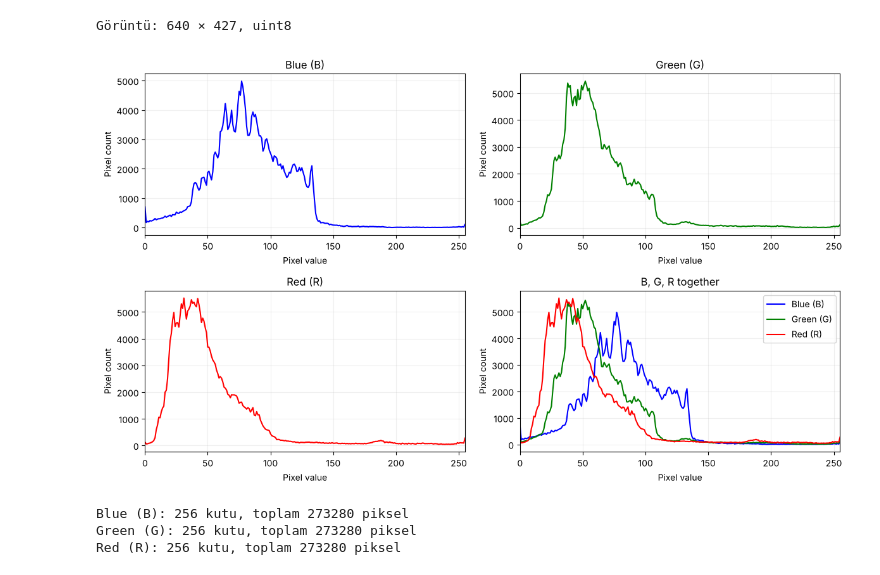
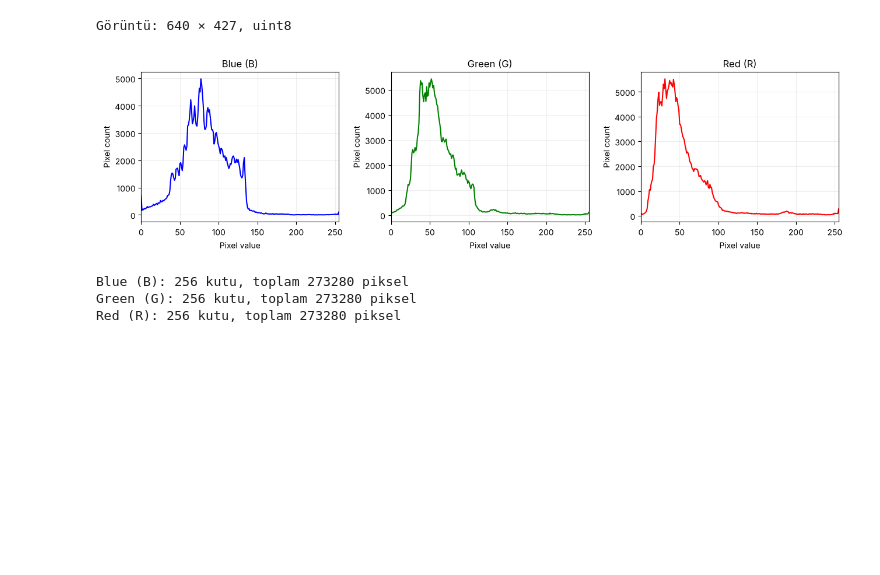
Before and after one commit to Nmertgules/DEEP, a Jupyter notebook: week5/02_color_histograms_manual.ipynb, the cells around one changed output. Drawn from its saved outputs; the diff is of its cells as text; code cells hidden in the pictures; blank space fills up the shorter version.

```diff
--- a/week5/02_color_histograms_manual.ipynb
+++ b/week5/02_color_histograms_manual.ipynb
@@ -12,19 +14,22 @@ import cv2
 import numpy as np
 import matplotlib.pyplot as plt
 
-plt.rcParams['svg.hashsalt'] = 'week5'  # SVG içindeki kimlikler sabit; aynı girdi aynı dosyayı üretir.
+# Repodaki mevcut renkli fotoğrafı kullanıyoruz. Repo kökü, çalışma klasöründen
+# yukarı doğru aranır; böylece notebook hem repo kökünden hem de week5 içinden çalışır.
+def find_repo_root(start=None):
+    start = Path(start or Path.cwd()).resolve()
+    for folder in [start, *start.parents]:
+        if (folder / 'week4' / 'assets' / 'rocket.jpg').is_file():
+            return folder
+    raise FileNotFoundError('week4/assets/rocket.jpg bulunamadı. Repoyu bütünüyle indirin.')
 
-# Repo kökünü çalışılan klasörden yukarı doğru arayarak buluyoruz; böylece
-# notebook hem repo kökünden hem de week5 klasöründen çalışır.
-ROOT = next((p for p in [Path.cwd(), *Path.cwd().parents]
-             if (p / 'week4' / 'assets' / 'rocket.jpg').is_file()), None)
-if ROOT is None:
-    raise FileNotFoundError('week4/assets/rocket.jpg bulunamadı. Repoyu bütünüyle indirip repo içinden çalıştırın.')
+ROOT = find_repo_root()
+HERE = ROOT / 'week5'
 IMAGE = ROOT / 'week4' / 'assets' / 'rocket.jpg'
 bgr = cv2.imread(str(IMAGE), cv2.IMREAD_COLOR)
 if bgr is None:
     raise FileNotFoundError(f'Görüntü okunamadı: {IMAGE}.')
-OUT = ROOT / 'week5' / 'results'
+OUT = HERE / 'results'
 OUT.mkdir(exist_ok=True)
 channels = cv2.split(bgr)  # B, G, R
 names = ['Blue (B)', 'Green (G)', 'Red (R)']
@@ -69,26 +74,19 @@ def calc_hist(channel, bins=256, value_range=(0, 256), mask=None):
 # Aynı fonksiyon her kanal için ayrı çağrılır; hazır histogram hesabı yok.
 histograms = [calc_hist(channel) for channel in channels]
 # %%
-fig, axes = plt.subplots(2, 2, figsize=(12, 7))
-for ax, hist, name, color in zip(axes.flat, histograms, names, colors):
+fig, axes = plt.subplots(1, 3, figsize=(13, 3.6))
+for ax, hist, name, color in zip(axes, histograms, names, colors):
     ax.plot(np.arange(256), hist, color=color)
     ax.set(title=name, xlabel='Pixel value', ylabel='Pixel count', xlim=(0, 255))
     ax.grid(alpha=0.2)
-# Dördüncü grafik: üç kanal aynı eksende, karşılaştırma için.
-combined = axes.flat[3]
-for hist, name, color in zip(histograms, names, colors):
-    combined.plot(np.arange(256), hist, color=color, label=name)
-combined.set(title='B, G, R together', xlabel='Pixel value', ylabel='Pixel count', xlim=(0, 255))
-combined.legend()
-combined.grid(alpha=0.2)
 fig.tight_layout()
-fig.savefig(OUT / 'task2_histograms.svg', metadata={'Date': None})
+fig.savefig(OUT / 'task2_histograms.svg')
 plt.show()
 for name, hist in zip(names, histograms):
     assert int(hist.sum()) == bgr.shape[0] * bgr.shape[1]
-    print(f'{name}: {len(hist)} kutu, toplam {int(hist.sum())} piksel')
+    print(f'{name}: 256 kutu, toplam {int(hist.sum())} piksel')
 # %% [output]
-[figure, old version]
+[figure, new version]
 Blue (B): 256 kutu, toplam 273280 piksel
 Green (G): 256 kutu, toplam 273280 piksel
 Red (R): 256 kutu, toplam 273280 piksel
```
Also changed, not shown: parts of 4 cells of this notebook, 13 other files.
